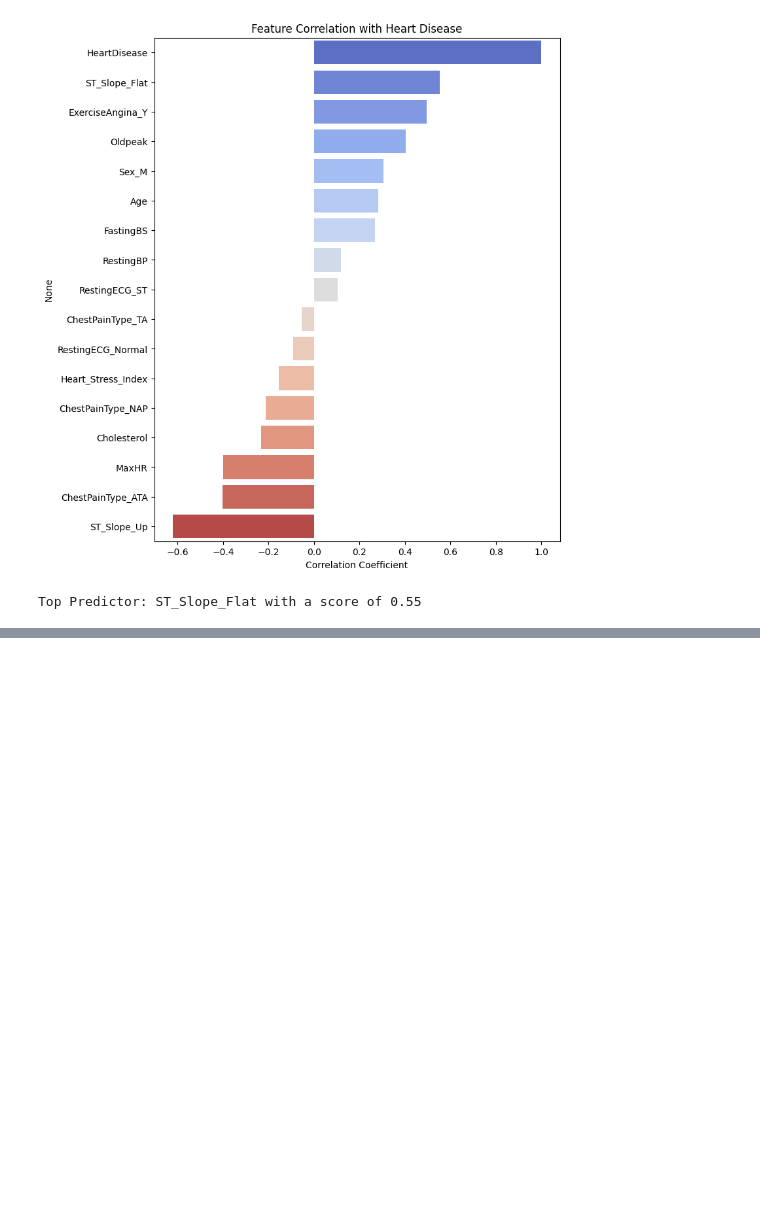
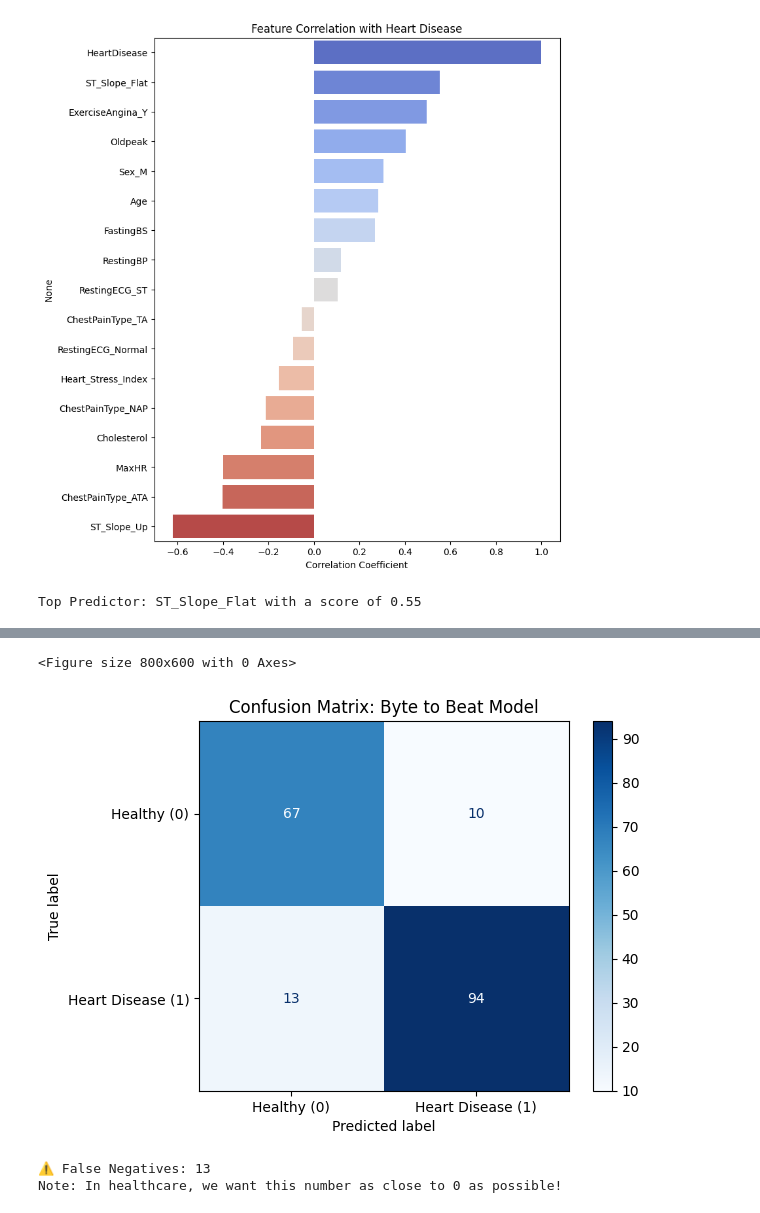
Before and after one commit to himashavalantina/byte-to-beat, a Jupyter notebook: byte to beat.ipynb, the cells around one changed output, grey strips where cells are left out. Saved outputs shown, nothing was run; the diff lists cells and outputs as text; code cells hidden in the pictures; blank space fills up the shorter version.

Commit message:
Added Confusion Matrix and SMOTE data augmentation

```diff
--- a/byte to beat.ipynb
+++ b/byte to beat.ipynb
@@ -360,0 +377,22 @@ Top Predictor: ST_Slope_Flat with a score of 0.55
+# %%
+from sklearn.metrics import confusion_matrix, ConfusionMatrixDisplay
+
+# 1. Generate the matrix
+cm = confusion_matrix(y_test_n, xgb_model.predict(X_test_n))
+
+# 2. Plot it professionally
+plt.figure(figsize=(8, 6))
+disp = ConfusionMatrixDisplay(confusion_matrix=cm, display_labels=['Healthy (0)', 'Heart Disease (1)'])
+disp.plot(cmap='Blues', values_format='d')
+plt.title('Confusion Matrix: Byte to Beat Model')
+plt.show()
+
+# 3. Calculate False Negatives
+false_negatives = cm[1, 0]
+print(f"⚠️ False Negatives: {false_negatives}")
+print("Note: In healthcare, we want this number as close to 0 as possible!")
+# %% [output]
+<Figure size 800x600 with 0 Axes>
+[figure, added]
+⚠️ False Negatives: 13
+Note: In healthcare, we want this number as close to 0 as possible!
```
Also changed, not shown: parts of 2 cells of this notebook.
